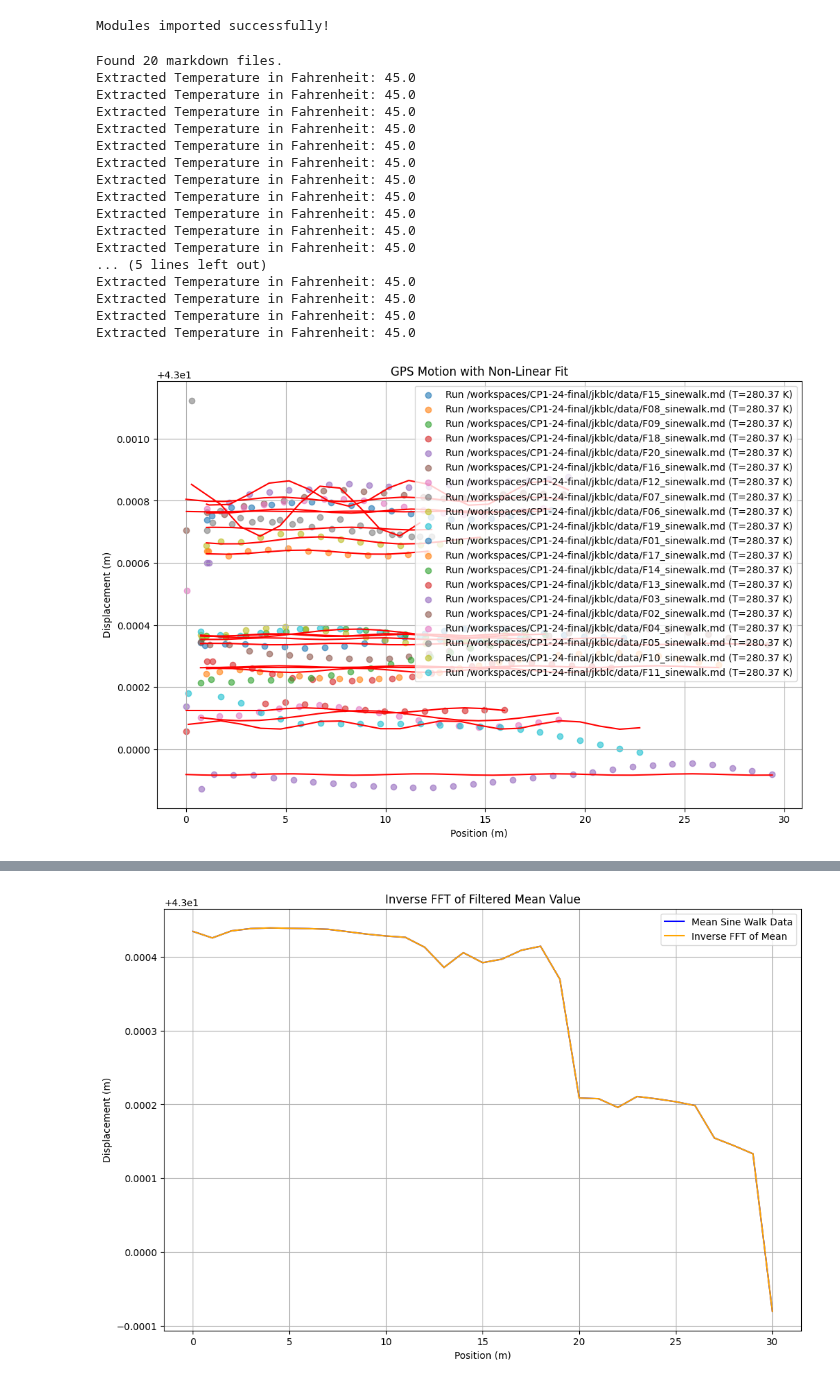
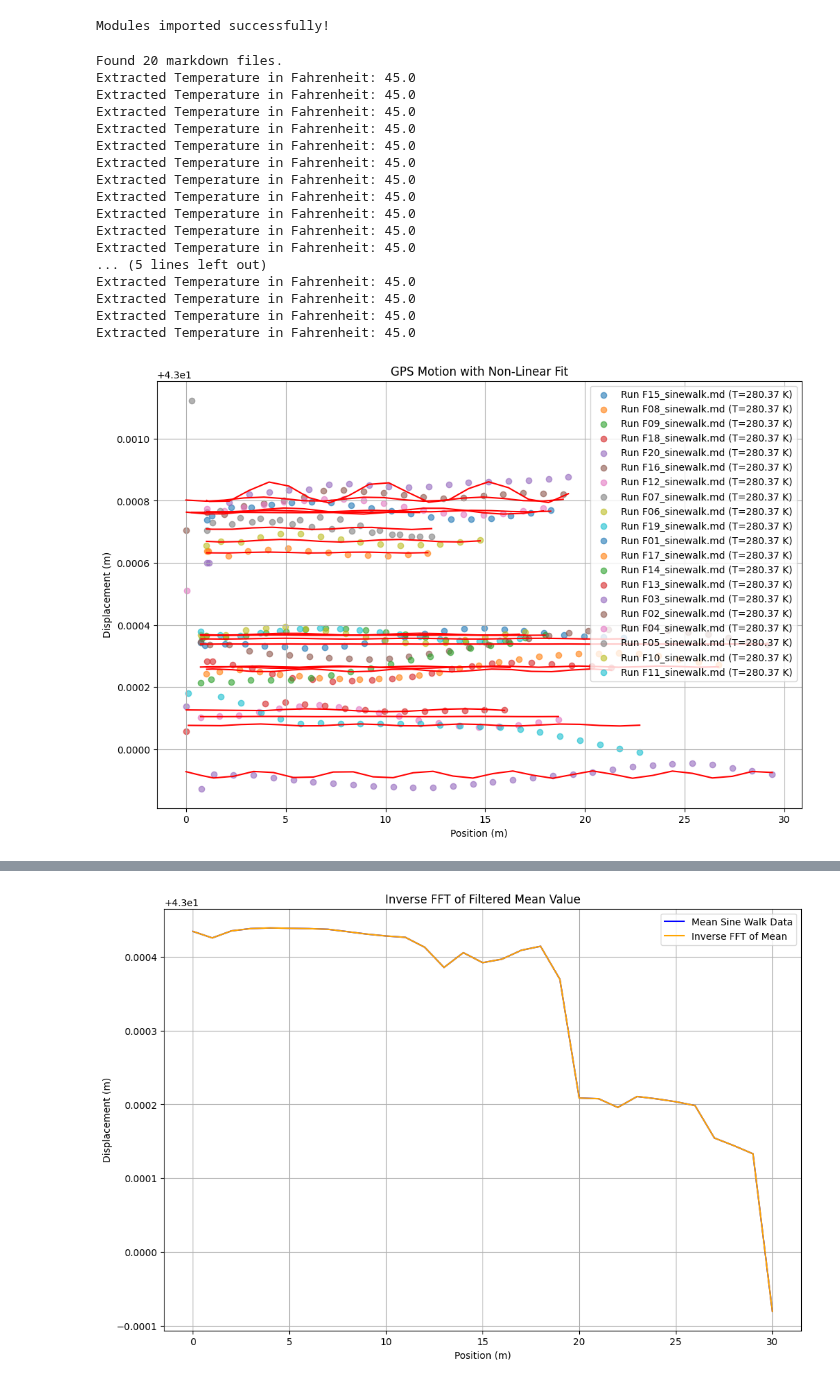
Before and after one commit to ubsuny/CP1-24-final, a Jupyter notebook: jkblc/documentation/final.ipynb, the cells around one changed output, grey strips where cells are left out. Cells and saved outputs as stored; diff of their text form; code cells hidden in the pictures.

```diff
--- a/jkblc/documentation/final.ipynb
+++ b/jkblc/documentation/final.ipynb
@@ -55,7 +56,6 @@ print("Modules imported successfully!")
 # %% [output]
 Modules imported successfully!
 # %%
-
 # Fix the data folder path relative to the notebook's directory
 data_folder = os.path.abspath(os.path.join('..', 'data'))
 
@@ -67,13 +67,12 @@ if not os.path.exists(data_folder):
 markdown_files = list_markdown_files(data_folder, keyword="md")
 print(f"Found {len(markdown_files)} markdown files.")
 
-
 plt.figure(figsize=(12, 8))
 for file in markdown_files:
     # Read the temperature from the markdown file
-    # Check if the file exists before parsing
     if not os.path.exists(file):
         raise FileNotFoundError(f"Markdown file not found: {file}")
+
     # Extract the temperature
     temperature_f = parse_temperature_from_markdown(file)
     print(f"Extracted Temperature in Fahrenheit: {temperature_f}")
@@ -87,37 +86,37 @@ for file in markdown_files:
 
         # Perform non-linear fitting
         initial_guess = (1, 1, 0, 0)
-        popt, _ = non_linear_fit(x_data, y_data, initial_guess)
+        amplitude, frequency, phase, offset = non_linear_fit(x_data, y_data, initial_guess)
 
         # Plot GPS motion and the fit
-        plt.scatter(x_data, y_data, label=f"Run {file} (T={temperature_k:.2f} K)", alpha=0.6)
-        plt.plot(x_data, popt[0] * np.sin(popt[1] * x_data + popt[2]) + popt[3], color="red")
+        plt.scatter(x_data, y_data, label=f"Run {os.path.basename(file)} (T={temperature_k:.2f} K)", alpha=0.6)
+        plt.plot(x_data, sine_function(x_data, amplitude, frequency, phase, offset), color="red")
 
 plt.title("GPS Motion with Non-Linear Fit")
 plt.xlabel("Position (m)")
 plt.ylabel("Displacement (m)")
 plt.legend()
 plt.grid(True)
 plt.show()
 # %% [output]
 Found 20 markdown files.
 Extracted Temperature in Fahrenheit: 45.0
 Extracted Temperature in Fahrenheit: 45.0
 Extracted Temperature in Fahrenheit: 45.0
 Extracted Temperature in Fahrenheit: 45.0
 Extracted Temperature in Fahrenheit: 45.0
 Extracted Temperature in Fahrenheit: 45.0
 Extracted Temperature in Fahrenheit: 45.0
 Extracted Temperature in Fahrenheit: 45.0
 Extracted Temperature in Fahrenheit: 45.0
 Extracted Temperature in Fahrenheit: 45.0
 Extracted Temperature in Fahrenheit: 45.0
 ... (5 lines left out)
 Extracted Temperature in Fahrenheit: 45.0
 Extracted Temperature in Fahrenheit: 45.0
 Extracted Temperature in Fahrenheit: 45.0
 Extracted Temperature in Fahrenheit: 45.0
-[figure, old version]
+[figure, new version]
 # %%
 # Re-import required libraries
 import os
```
Also changed, not shown: parts of 2 cells of this notebook, 1 other file.
